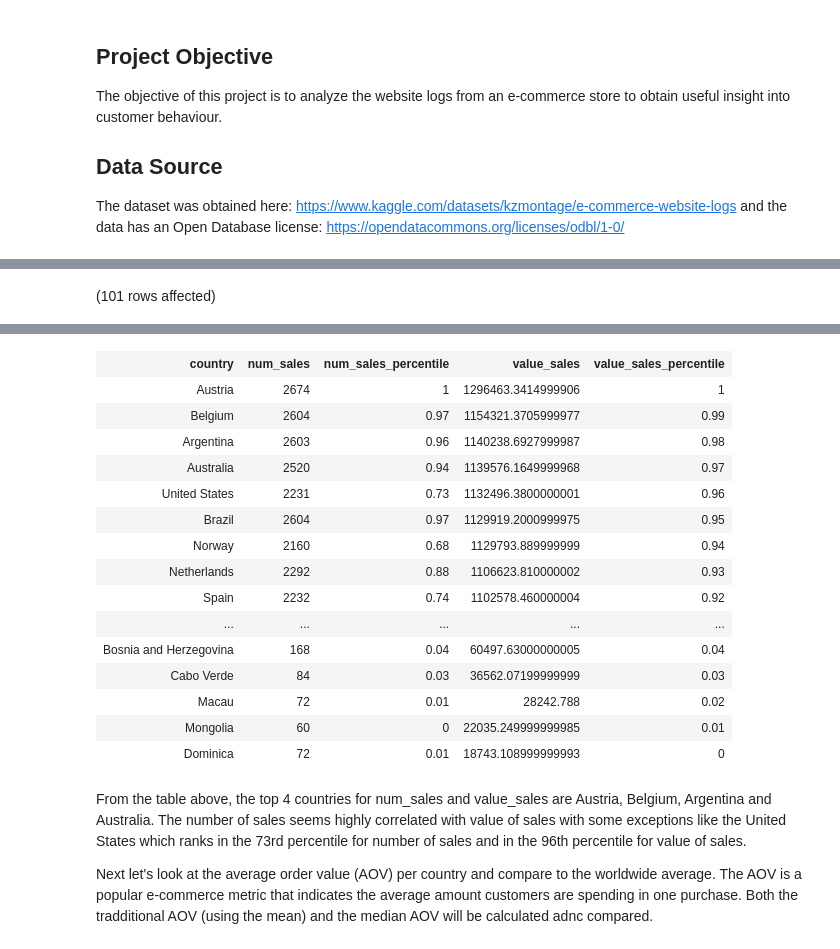
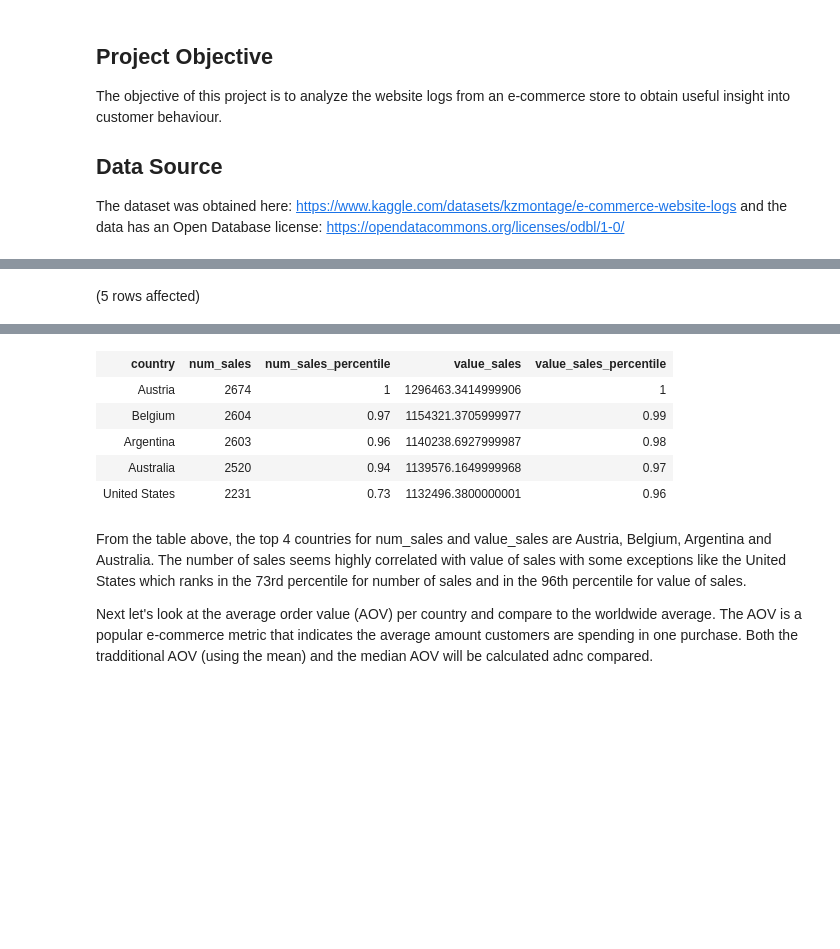
Before and after one commit to grahamgreene88/E-commerce-logs, a Jupyter notebook: ecommerce_logs_SQL_notebook.ipynb, the cells around one changed output, grey strips where cells are left out. Drawn from its saved outputs; the diff is of its cells as text; code cells hidden in the pictures; blank space fills up the shorter version.

```diff
--- a/ecommerce_logs_SQL_notebook.ipynb
+++ b/ecommerce_logs_SQL_notebook.ipynb
@@ -28,7 +28,7 @@ Total execution time: 00:00:00.008
 # %%
 -- Which country had the highest number of sales and highest value of sales (in $)?
 -- showing country percentiles for both metrics using window functions
-SELECT country,
+SELECT TOP 5 country,
     COUNT(*) AS num_sales,
     PERCENT_RANK() OVER(ORDER BY COUNT(*)) AS num_sales_percentile,
     SUM(Sales) AS value_sales,
@@ -37,4 +37,4 @@ FROM logs
 GROUP BY country
 ORDER BY value_sales DESC;
 # %% [output]
-(101 rows affected)
+(5 rows affected)
@@ -42,19 +42,9 @@ Total execution time: 00:00:00.139
 | country | num_sales | num_sales_percentile | value_sales | value_sales_percentile |
 | Austria | 2674 | 1 | 1296463.3414999906 | 1 |
 | Belgium | 2604 | 0.97 | 1154321.3705999977 | 0.99 |
 | Argentina | 2603 | 0.96 | 1140238.6927999987 | 0.98 |
 | Australia | 2520 | 0.94 | 1139576.1649999968 | 0.97 |
 | United States | 2231 | 0.73 | 1132496.3800000001 | 0.96 |
-| Brazil | 2604 | 0.97 | 1129919.2000999975 | 0.95 |
-| Norway | 2160 | 0.68 | 1129793.889999999 | 0.94 |
-| Netherlands | 2292 | 0.88 | 1106623.810000002 | 0.93 |
-| Spain | 2232 | 0.74 | 1102578.460000004 | 0.92 |
-| ... | ... | ... | ... | ... |
-| Bosnia and Herzegovina | 168 | 0.04 | 60497.63000000005 | 0.04 |
-| Cabo Verde | 84 | 0.03 | 36562.07199999999 | 0.03 |
-| Macau | 72 | 0.01 | 28242.788 | 0.02 |
-| Mongolia | 60 | 0 | 22035.249999999985 | 0.01 |
-| Dominica | 72 | 0.01 | 18743.108999999993 | 0 |
 # %% [markdown]
 From the table above, the top 4 countries for num\_sales and value\_sales are Austria, Belgium, Argentina and Australia. The number of sales seems highly correlated with value of sales with some exceptions like the United States which ranks in the 73rd percentile for number of sales and in the 96th percentile for value of sales.
 
```
Also changed, not shown: parts of 11 cells of this notebook, 4 other files.
